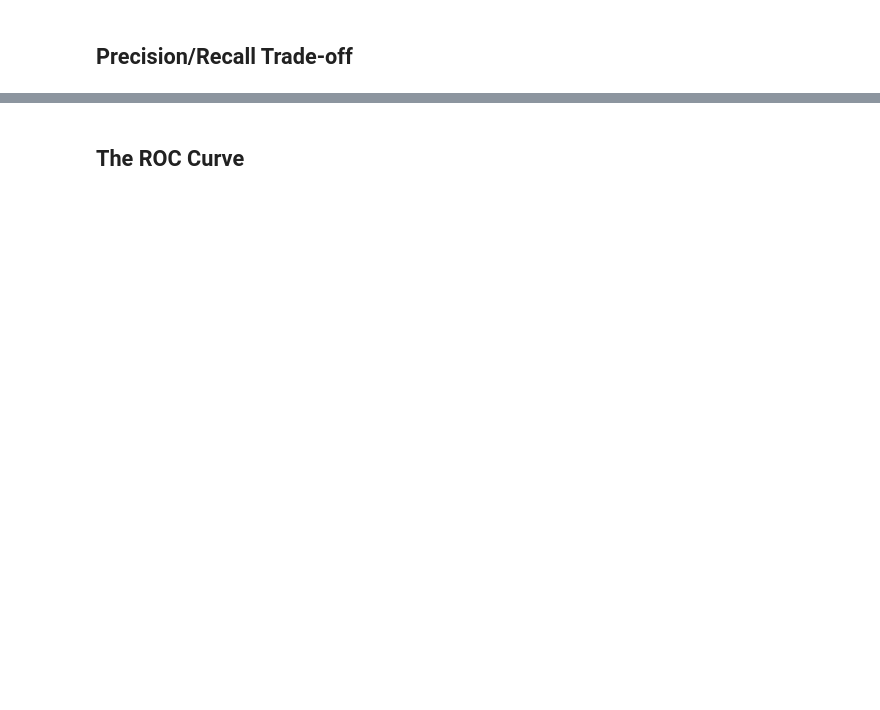
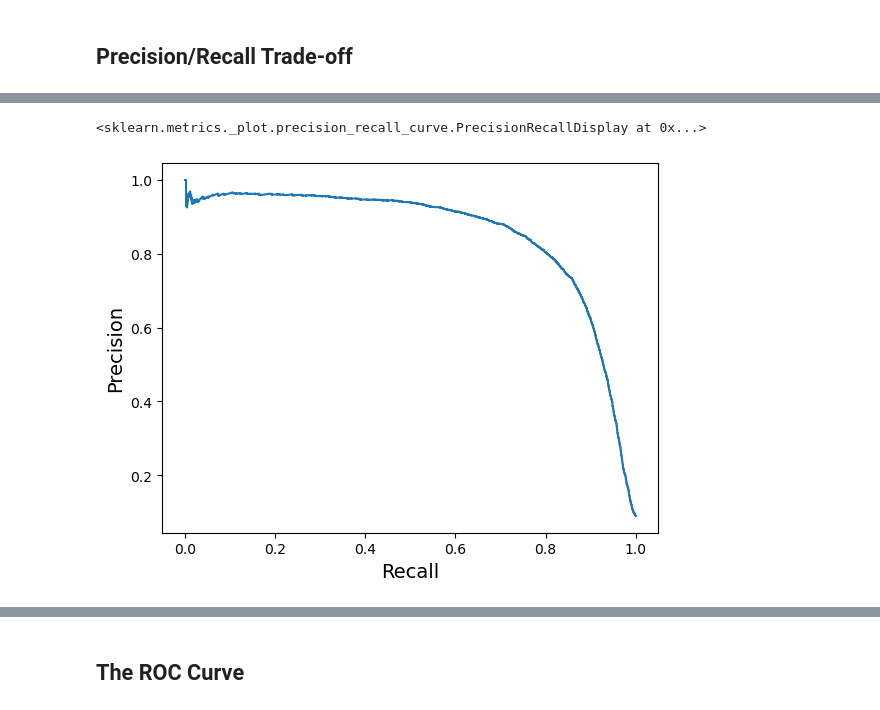
Before and after one commit to jtroses/handson-ml3, a Jupyter notebook: 03_classification.ipynb, the cells around one changed output, grey strips where cells are left out. Drawn from its saved outputs; the diff is of its cells as text; code cells hidden in the pictures; blank space fills up the shorter version.

```diff
--- a/03_classification.ipynb
+++ b/03_classification.ipynb
@@ -657,0 +695,7 @@ plt.show()
+# %%
+y_scores = cross_val_predict(sgd_clf, X_train, y_train_5, cv=3,method="decision_function")
+precisions, recalls, thresholds = precision_recall_curve(y_train_5, y_scores)
+PrecisionRecallDisplay(precisions, recalls).plot()
+# %% [output]
+<sklearn.metrics._plot.precision_recall_curve.PrecisionRecallDisplay at 0x...>
+[figure, added]
```
Also changed, not shown: parts of 62 cells of this notebook.
